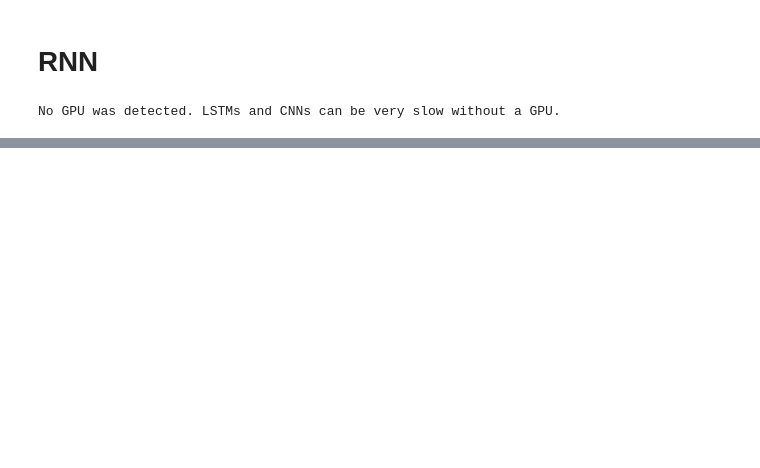
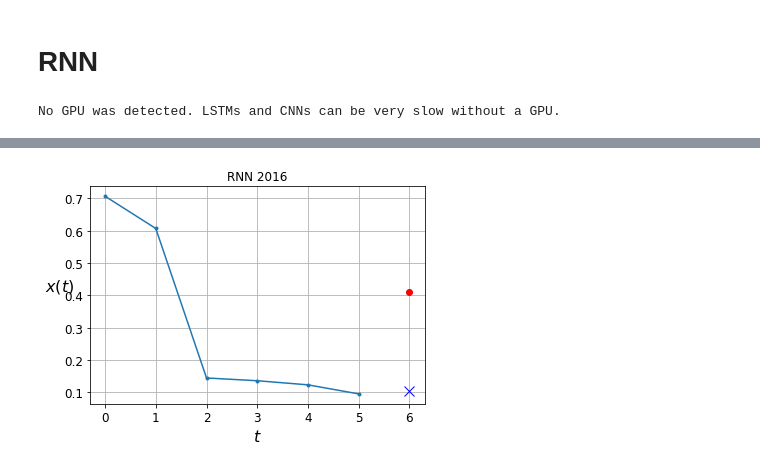
Before and after one commit to Gabrielamb2/MachineLearning, a Jupyter notebook: RNN_GNN.ipynb, the cells around one changed output, grey strips where cells are left out. Saved outputs shown, nothing was run; the diff lists cells and outputs as text; code cells hidden in the pictures; blank space fills up the shorter version.

Commit message:
stacked model

```diff
--- a/RNN_GNN.ipynb
+++ b/RNN_GNN.ipynb
@@ -482,6 +554,7 @@ for pais in lista_unica:
 # %%
-my_array = np.array(dataset)
-dataset = my_array.astype('float32')
-
+my_array = np.array(dataset_2016)
+dataset_2016 = my_array.astype('float32')
+# Normalizando os Valores
 scaler = MinMaxScaler(feature_range=(0, 1))
-dataset = scaler.fit_transform(dataset)
+dataset_2016 = scaler.fit_transform(dataset_2016)
+dataset_2016
@@ -500,19 +574,0 @@ y_pred = X_valid[:, -1]
-# %%
-X_train = X_train.reshape((1332,1,6))
-X_valid = X_valid.reshape((380,1,6))
-
-model = keras.models.Sequential([
-    keras.layers.SimpleRNN(1, input_shape=[None,6]),
-])
-
-optimizer = keras.optimizers.Adam(learning_rate=0.01)
-
-model.compile(loss="mse", optimizer=optimizer)
-
-history = model.fit(
-    X_train,
-    y_train,
-    epochs=20, #20
-    batch_size=180, #180
-    validation_data=(X_valid, y_valid),
-)
@@ -545,0 +575,5 @@ y_pred = model.predict(X_valid)
+# %%
+n_steps = 6
+X_2016, y_2016 = dataset_2016[:, :n_steps], dataset_2016[:, -1]
+# print(X_2016)
+# print(y_2016)
@@ -545,0 +588,2 @@ y_pred = model.predict(X_valid)
+# %%
+X_2016 = X_2016.reshape((156,1,6))
@@ -545,0 +595,8 @@ y_pred = model.predict(X_valid)
+# %%
+y_pred = model.predict(X_2016)
+
+X_2016 = X_2016.reshape((156, 6))
+plot_series(X_2016[0, :], y_2016[0], y_pred[0])
+plt.title("RNN 2016")
+plt.show()
+# %% [output]
@@ -545,0 +604 @@ y_pred = model.predict(X_valid)
+[figure, added]
```
Also changed, not shown: parts of 30 cells of this notebook, 1 other file.
